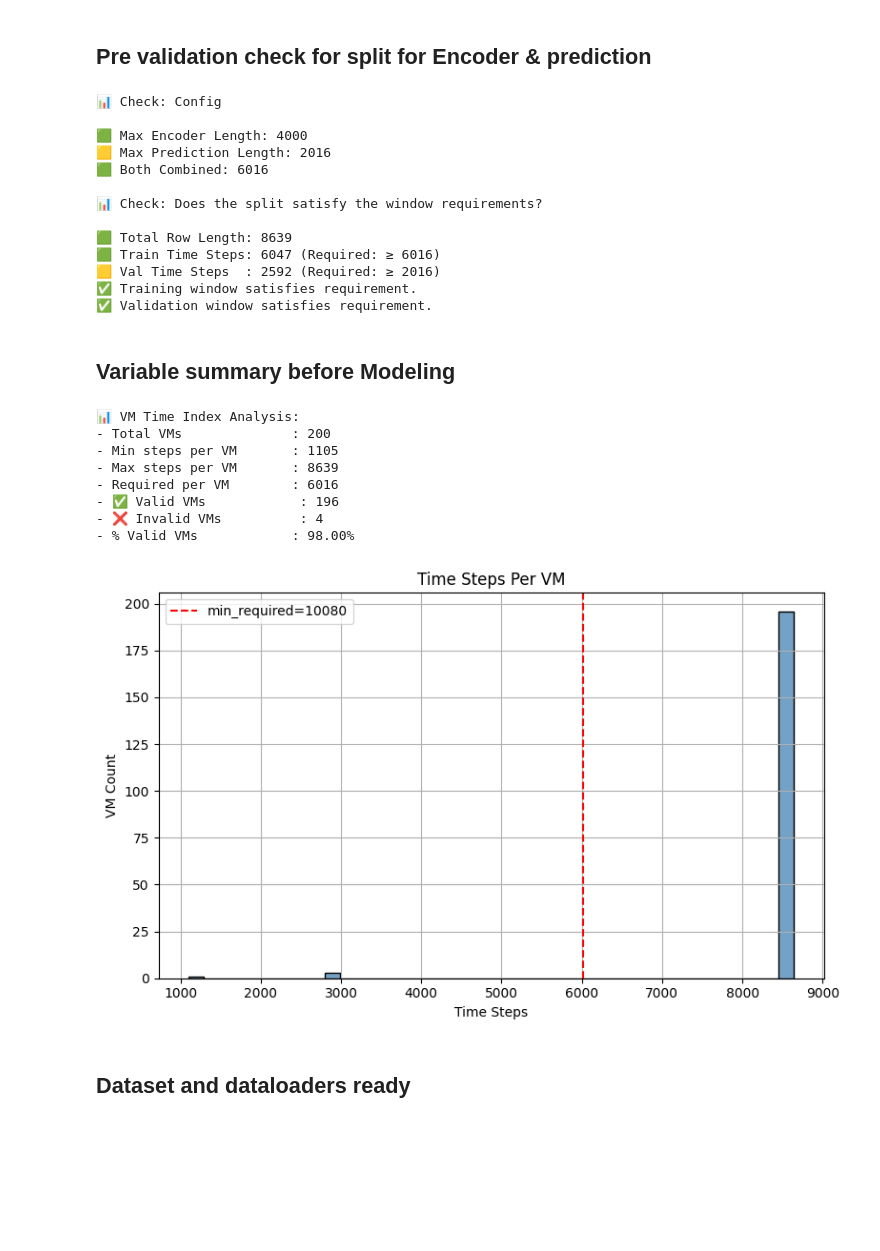
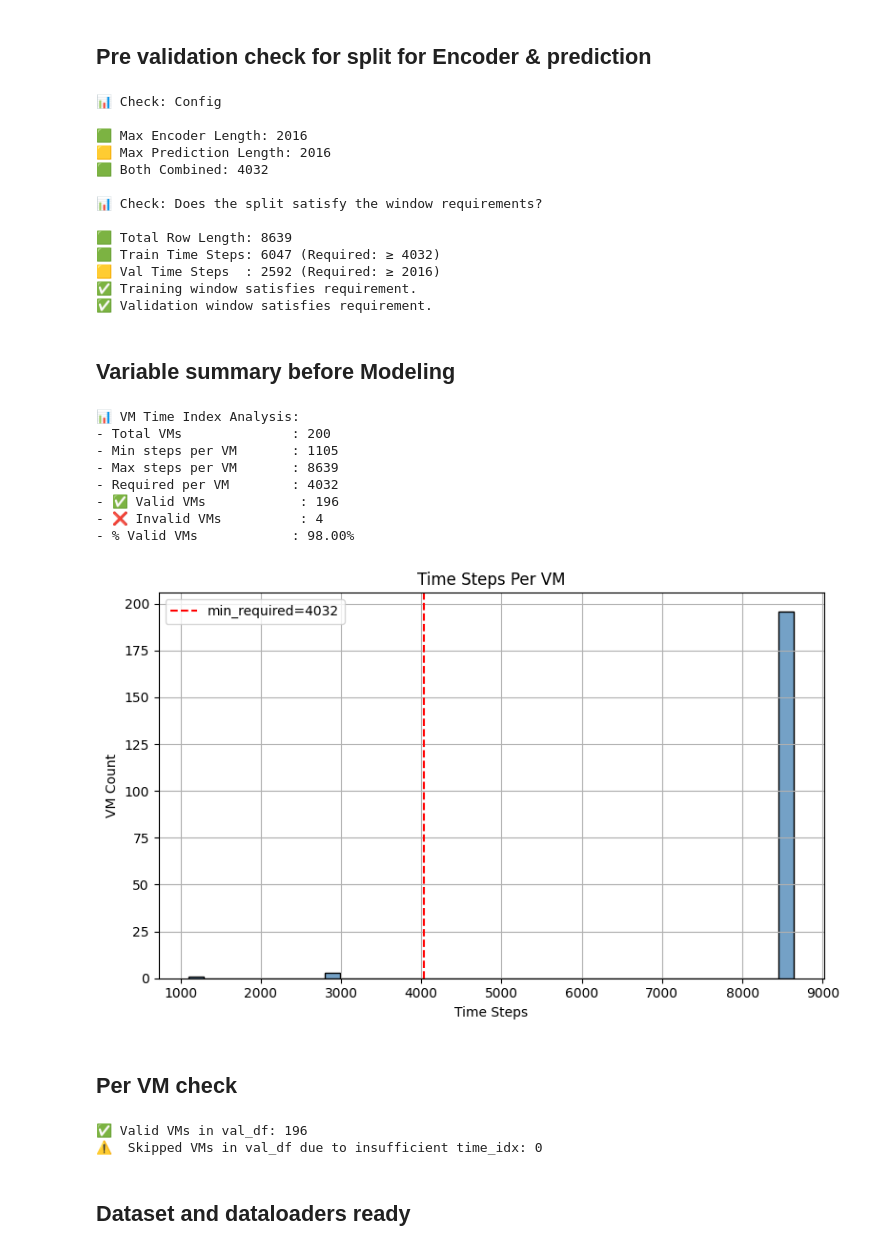
Before and after one commit to swaraj0009/AI_Models, a Jupyter notebook: TFT/notebooks/4_ttf_resource_forecast.ipynb, the cells around one changed output. Drawn from its saved outputs; the diff is of its cells as text; code cells hidden in the pictures; blank space fills up the shorter version.

```diff
--- a/TFT/notebooks/4_ttf_resource_forecast.ipynb
+++ b/TFT/notebooks/4_ttf_resource_forecast.ipynb
@@ -141,7 +143,7 @@ train_config = {
     "time_varying_unknown_reals": ["CPU usage [%]", "Memory usage [KB]", "cpu_util_percent", "memory_util_percent"],
     # "time_varying_unknown_reals": ["Disk read throughput [KB/s]", "Disk write throughput [KB/s]", "Network received throughput [KB/s]", "Network transmitted throughput [KB/s]", "disk_rolling_mean", "disk_rolling_std", "network_rolling_mean", "network_rolling_std"],
     "group_ids": ['vm_id'],
-    "max_encoder_length": 4000,
+    "max_encoder_length": 2016,
     "max_prediction_length": 2016,
     "hidden_size": 16,
     "dropout": 0.2,
@@ -246,7 +248,6 @@ val_df = tft_df[tft_df.time_idx > split_point].copy()
 
 max_encoder_length = train_config["max_encoder_length"]
 max_prediction_length = train_config["max_prediction_length"]
-
 
 # How many unique time_idx values in each split?
 train_time_steps = train_df['time_idx'].nunique()
@@ -283,14 +284,14 @@ else:
 # %% [output]
 📊 Check: Config
 
-🟩 Max Encoder Length: 4000
+🟩 Max Encoder Length: 2016
 🟨 Max Prediction Length: 2016
-🟩 Both Combined: 6016
+🟩 Both Combined: 4032
 
 📊 Check: Does the split satisfy the window requirements?
 
 🟩 Total Row Length: 8639
-🟩 Train Time Steps: 6047 (Required: ≥ 6016)
+🟩 Train Time Steps: 6047 (Required: ≥ 4032)
 🟨 Val Time Steps  : 2592 (Required: ≥ 2016)
 ✅ Training window satisfies requirement.
 ✅ Validation window satisfies requirement.
@@ -312,36 +313,54 @@ print("\n📊 VM Time Index Analysis:")
 print(f"- Total VMs              : {len(vm_time_lengths):,}")
 print(f"- Min steps per VM       : {vm_time_lengths.min()}")
 print(f"- Max steps per VM       : {vm_time_lengths.max()}")
 print(f"- Required per VM        : {required_train_steps}")
 print(f"- ✅ Valid VMs            : {len(valid_vm_ids):,}")
 print(f"- ❌ Invalid VMs          : {len(invalid_vm_ids):,}")
 print(f"- % Valid VMs            : {100 * len(valid_vm_ids) / len(vm_time_lengths):.2f}%")
 
 
 # ✅ Step 4 (Optional): Filter invalid VMs
 tft_df = tft_df[tft_df["vm_id"].isin(valid_vm_ids)]
 
 # ✅ Step 5 (Optional): Histogram
 plt.figure(figsize=(8, 5))
 sns.histplot(vm_time_lengths, bins=40, kde=False, color="steelblue")
-plt.axvline(required_train_steps, color="red", linestyle="--", label=f"min_required={min_required_steps}")
+plt.axvline(required_train_steps, color="red", linestyle="--", label=f"min_required={required_train_steps}")
 plt.title("Time Steps Per VM")
 plt.xlabel("Time Steps")
 plt.ylabel("VM Count")
 plt.legend()
 plt.grid(True)
 plt.tight_layout()
 plt.show()
 # %% [output]
 📊 VM Time Index Analysis:
 - Total VMs              : 200
 - Min steps per VM       : 1105
 - Max steps per VM       : 8639
-- Required per VM        : 6016
+- Required per VM        : 4032
 - ✅ Valid VMs            : 196
 - ❌ Invalid VMs          : 4
 - % Valid VMs            : 98.00%
-[figure, old version]
+[figure, new version]
+# %% [markdown]
+## Per VM check
+# %%
+# Ensure time_idx is integer and sorted
+val_df['time_idx'] = val_df['time_idx'].astype(int)
+val_df = val_df.sort_values(["vm_id", "time_idx"]).reset_index(drop=True)
+
+# Filter VMs that have enough data for validation
+valid_val_vms = val_df.groupby("vm_id").filter(lambda x: x['time_idx'].nunique() >= max_prediction_length)
+invalid_vms = val_df['vm_id'].nunique() - valid_val_vms['vm_id'].nunique()
+
+print(f"✅ Valid VMs in val_df: {valid_val_vms['vm_id'].nunique()}")
+print(f"⚠️  Skipped VMs in val_df due to insufficient time_idx: {invalid_vms}")
+
+val_df = valid_val_vms.reset_index(drop=True)
+# %% [output]
+✅ Valid VMs in val_df: 196
+⚠️  Skipped VMs in val_df due to insufficient time_idx: 0
 # %% [markdown]
 ## Dataset and dataloaders ready
 # %%
```
Also changed, not shown: parts of 4 cells of this notebook.
